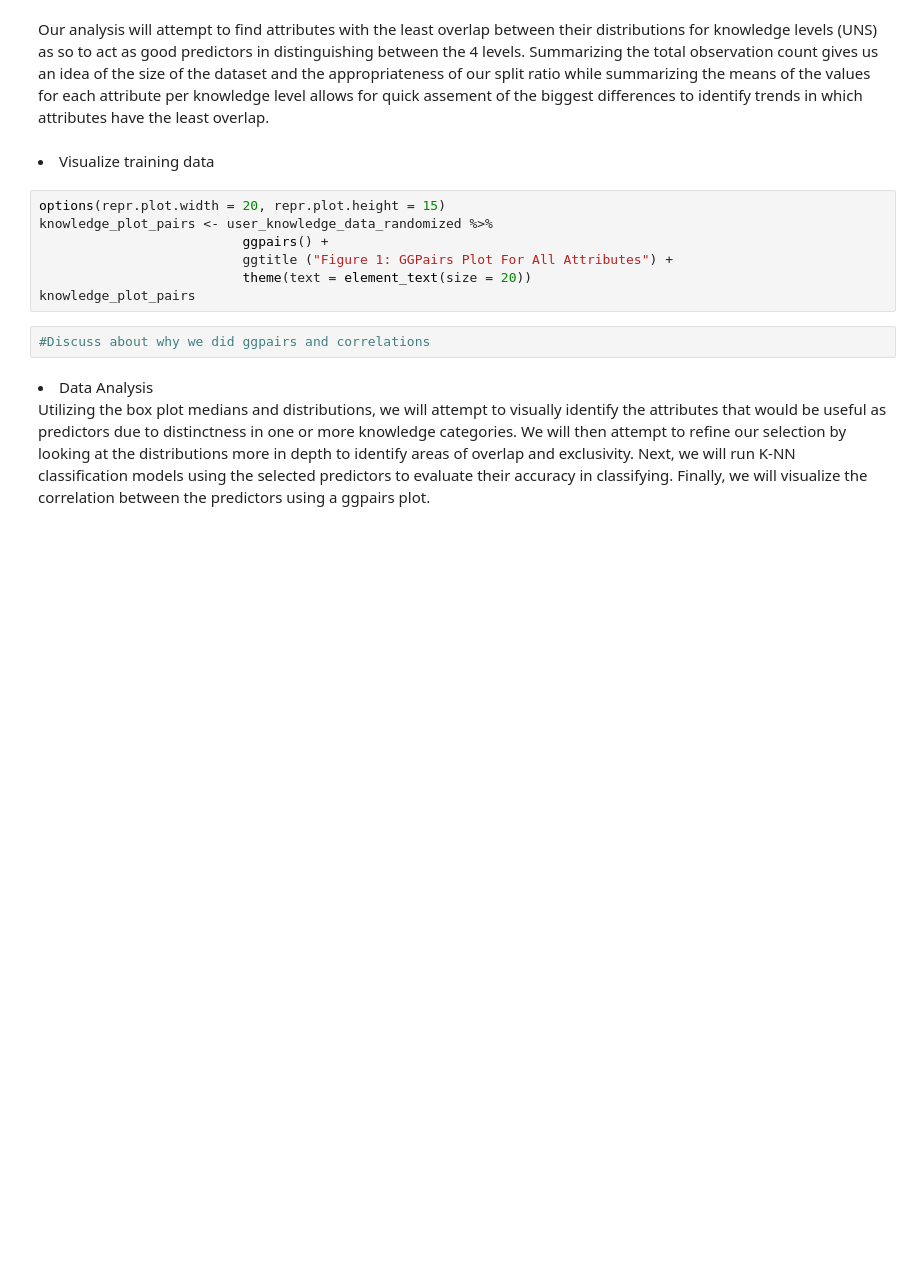
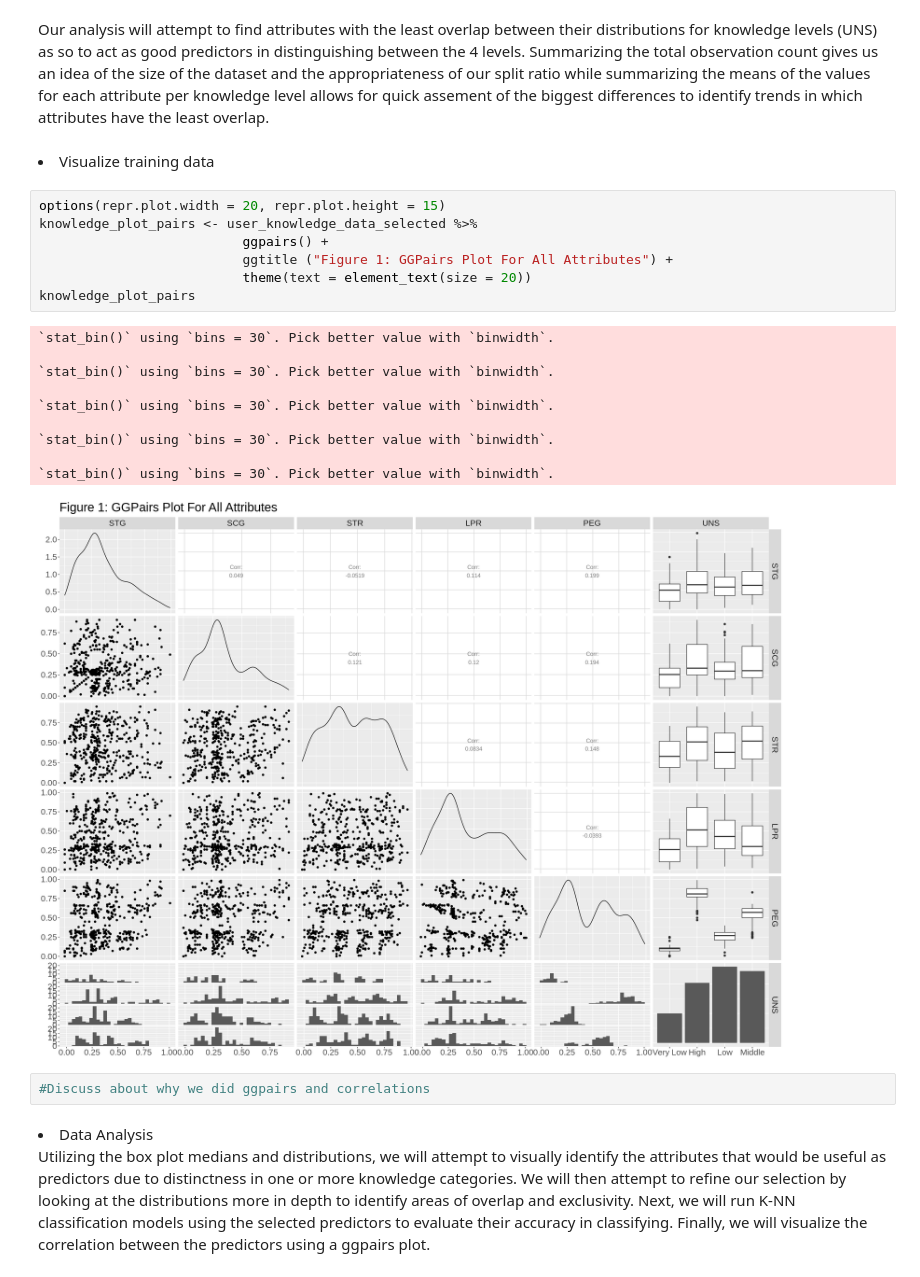
Before and after one commit to moirarenata/Analysis-of-Attributes-Relating-to-User-Knowledge-Levels-Pertaining-to-DC-Machines-in-a-Given-Datase, a Jupyter notebook: project_actual_allvalues.ipynb, the cells around one changed output. Drawn from its saved outputs; the diff is of its cells as text; blank space fills up the shorter version.

```diff
--- a/project_actual_allvalues.ipynb
+++ b/project_actual_allvalues.ipynb
@@ -156,11 +169,22 @@ Our analysis will attempt to find attributes with the least overlap between thei
 <li> Visualize training data </li>
 # %%
 options(repr.plot.width = 20, repr.plot.height = 15)
-knowledge_plot_pairs <- user_knowledge_data_randomized %>%
+knowledge_plot_pairs <- user_knowledge_data_selected %>%
                           ggpairs() +
                           ggtitle ("Figure 1: GGPairs Plot For All Attributes") +
                           theme(text = element_text(size = 20))
 knowledge_plot_pairs
+# %% [output]
+`stat_bin()` using `bins = 30`. Pick better value with `binwidth`.
+
+`stat_bin()` using `bins = 30`. Pick better value with `binwidth`.
+
+`stat_bin()` using `bins = 30`. Pick better value with `binwidth`.
+
+`stat_bin()` using `bins = 30`. Pick better value with `binwidth`.
+
+`stat_bin()` using `bins = 30`. Pick better value with `binwidth`.
+[figure, added]
 # %%
 #Discuss about why we did ggpairs and correlations
 # %% [markdown]
```
Also changed, not shown: parts of 4 cells of this notebook.
